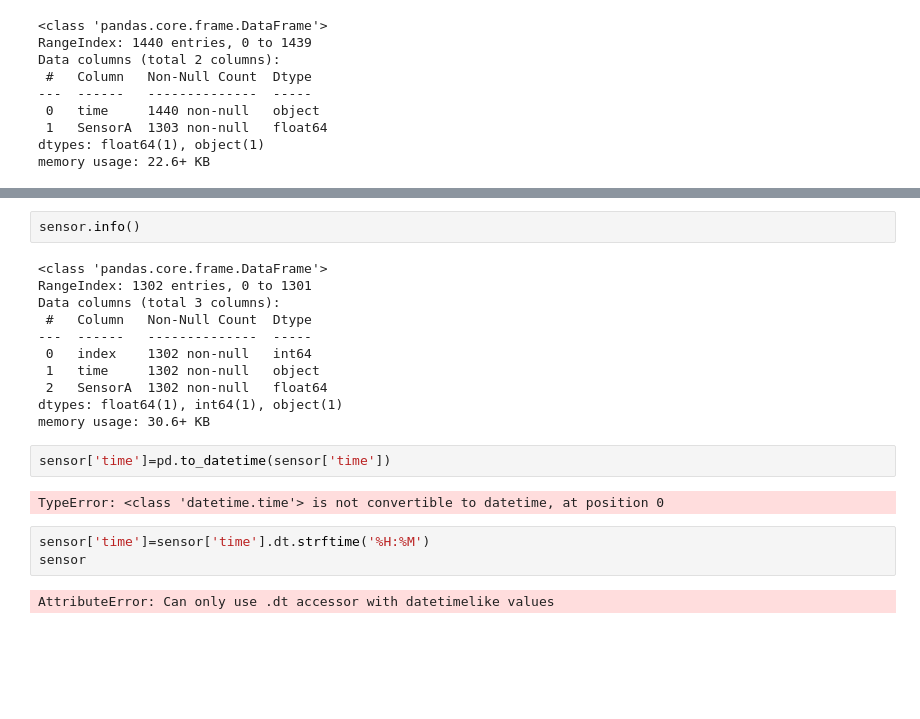
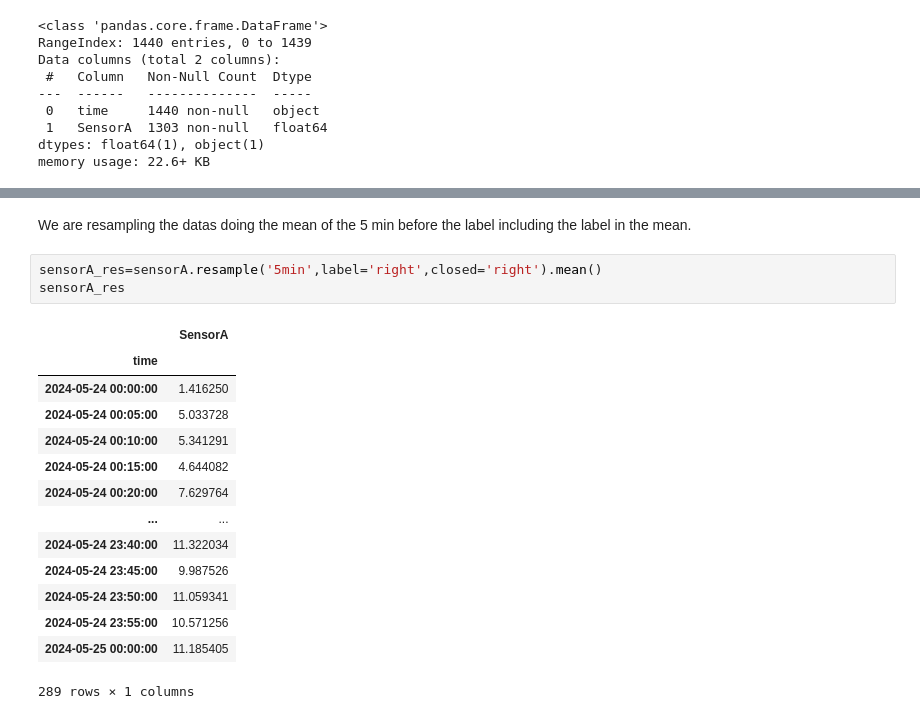
Before and after one commit to bibi643/Time_series_Project1, a Jupyter notebook: sensor_data.ipynb, the cells around one changed output, grey strips where cells are left out. Cells and saved outputs as stored; diff of their text form; blank space fills up the shorter version.

```diff
--- a/sensor_data.ipynb
+++ b/sensor_data.ipynb
@@ -215,22 +141,20 @@ sensor
-# %%
-sensor.info()
-# %% [output]
-<class 'pandas.core.frame.DataFrame'>
-RangeIndex: 1302 entries, 0 to 1301
-Data columns (total 3 columns):
- #   Column   Non-Null Count  Dtype
----  ------   --------------  -----
- 0   index    1302 non-null   int64
- 1   time     1302 non-null   object
- 2   SensorA  1302 non-null   float64
-dtypes: float64(1), int64(1), object(1)
-memory usage: 30.6+ KB
-# %%
-sensor['time']=pd.to_datetime(sensor['time'])
-# %% [output]
-TypeError: <class 'datetime.time'> is not convertible to datetime, at position 0
-# %%
-sensor['time']=sensor['time'].dt.strftime('%H:%M')
-sensor
-# %% [output]
-AttributeError: Can only use .dt accessor with datetimelike values
+# %% [markdown]
+We are resampling the datas doing the mean of the 5 min before the label including the label in the mean.
+# %%
+sensorA_res=sensorA.resample('5min',label='right',closed='right').mean()
+sensorA_res
+# %% [output]
+|  | SensorA |
+| time |  |
+| 2024-05-24 00:00:00 | 1.416250 |
+| 2024-05-24 00:05:00 | 5.033728 |
+| 2024-05-24 00:10:00 | 5.341291 |
+| 2024-05-24 00:15:00 | 4.644082 |
+| 2024-05-24 00:20:00 | 7.629764 |
+| ... | ... |
+| 2024-05-24 23:40:00 | 11.322034 |
+| 2024-05-24 23:45:00 | 9.987526 |
+| 2024-05-24 23:50:00 | 11.059341 |
+| 2024-05-24 23:55:00 | 10.571256 |
+| 2024-05-25 00:00:00 | 11.185405 |
+289 rows × 1 columns
```
Also changed, not shown: parts of 28 cells of this notebook, 1 other file.
